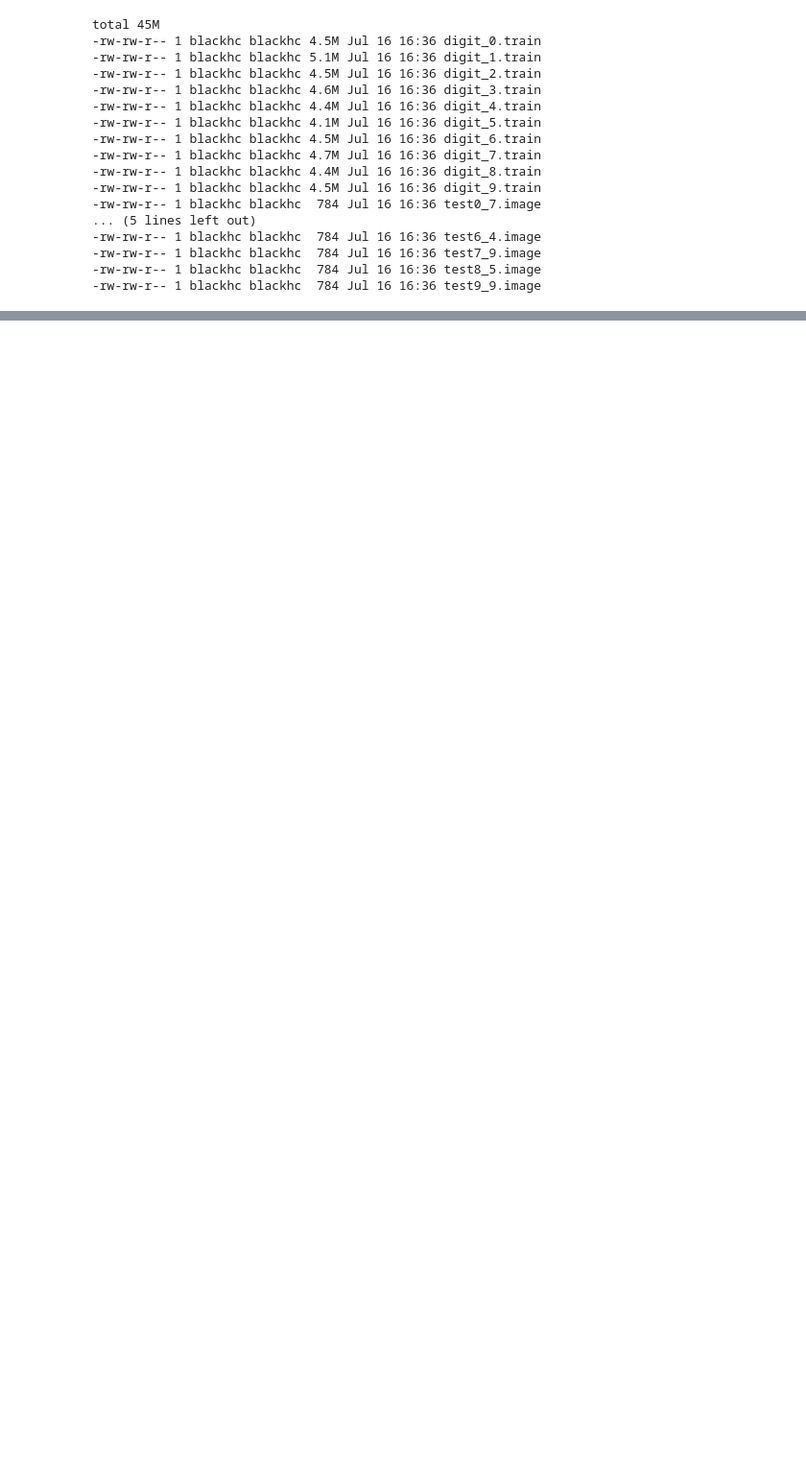
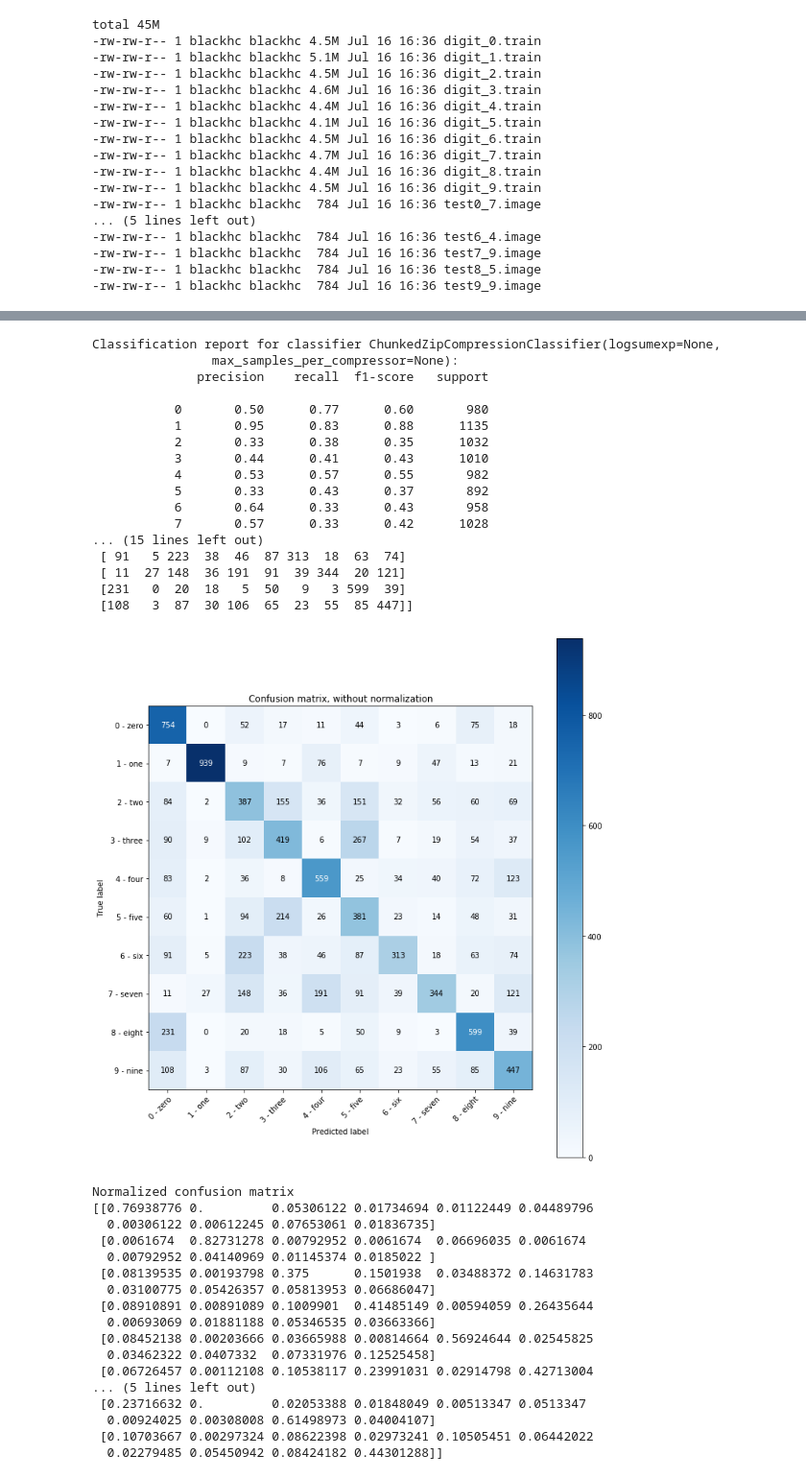
Before and after one commit to BlackHC/mnist_by_zip, a Jupyter notebook: MNIST_by_zip.ipynb, the cells around one changed output, grey strips where cells are left out. Shown at 96% size. Cells and saved outputs as stored; diff of their text form; code cells hidden in the pictures; blank space fills up the shorter version.

```diff
--- a/MNIST_by_zip.ipynb
+++ b/MNIST_by_zip.ipynb
@@ -485,0 +711,4 @@ total 45M
+# %%
+chunked_compressor = ChunkedZipCompressionClassifier(logsumexp=False, max_samples_per_compressor=64, level=9)
+train_and_evaluate_MNSIT(chunked_compressor, train_data[:1000] >= 128, train_targets[:1000], test_data >= 128, test_targets, train_dataset.classes)
+# %% [output]
@@ -485,0 +719,35 @@ total 45M
+Classification report for classifier ChunkedZipCompressionClassifier(logsumexp=None,
+                max_samples_per_compressor=None):
+              precision    recall  f1-score   support
+
+           0       0.50      0.77      0.60       980
+           1       0.95      0.83      0.88      1135
+           2       0.33      0.38      0.35      1032
+           3       0.44      0.41      0.43      1010
+           4       0.53      0.57      0.55       982
+           5       0.33      0.43      0.37       892
+           6       0.64      0.33      0.43       958
+           7       0.57      0.33      0.42      1028
+... (15 lines left out)
+ [ 91   5 223  38  46  87 313  18  63  74]
+ [ 11  27 148  36 191  91  39 344  20 121]
+ [231   0  20  18   5  50   9   3 599  39]
+ [108   3  87  30 106  65  23  55  85 447]]
+[figure, added]
+Normalized confusion matrix
+[[0.76938776 0.         0.05306122 0.01734694 0.01122449 0.04489796
+  0.00306122 0.00612245 0.07653061 0.01836735]
+ [0.0061674  0.82731278 0.00792952 0.0061674  0.06696035 0.0061674
+  0.00792952 0.04140969 0.01145374 0.0185022 ]
+ [0.08139535 0.00193798 0.375      0.1501938  0.03488372 0.14631783
+  0.03100775 0.05426357 0.05813953 0.06686047]
+ [0.08910891 0.00891089 0.1009901  0.41485149 0.00594059 0.26435644
+  0.00693069 0.01881188 0.05346535 0.03663366]
+ [0.08452138 0.00203666 0.03665988 0.00814664 0.56924644 0.02545825
+  0.03462322 0.0407332  0.07331976 0.12525458]
+ [0.06726457 0.00112108 0.10538117 0.23991031 0.02914798 0.42713004
+... (5 lines left out)
+ [0.23716632 0.         0.02053388 0.01848049 0.00513347 0.0513347
+  0.00924025 0.00308008 0.61498973 0.04004107]
+ [0.10703667 0.00297324 0.08622398 0.02973241 0.10505451 0.06442022
+  0.02279485 0.05450942 0.08424182 0.44301288]]
```
Also changed, not shown: parts of 24 cells of this notebook, 4 other files.
